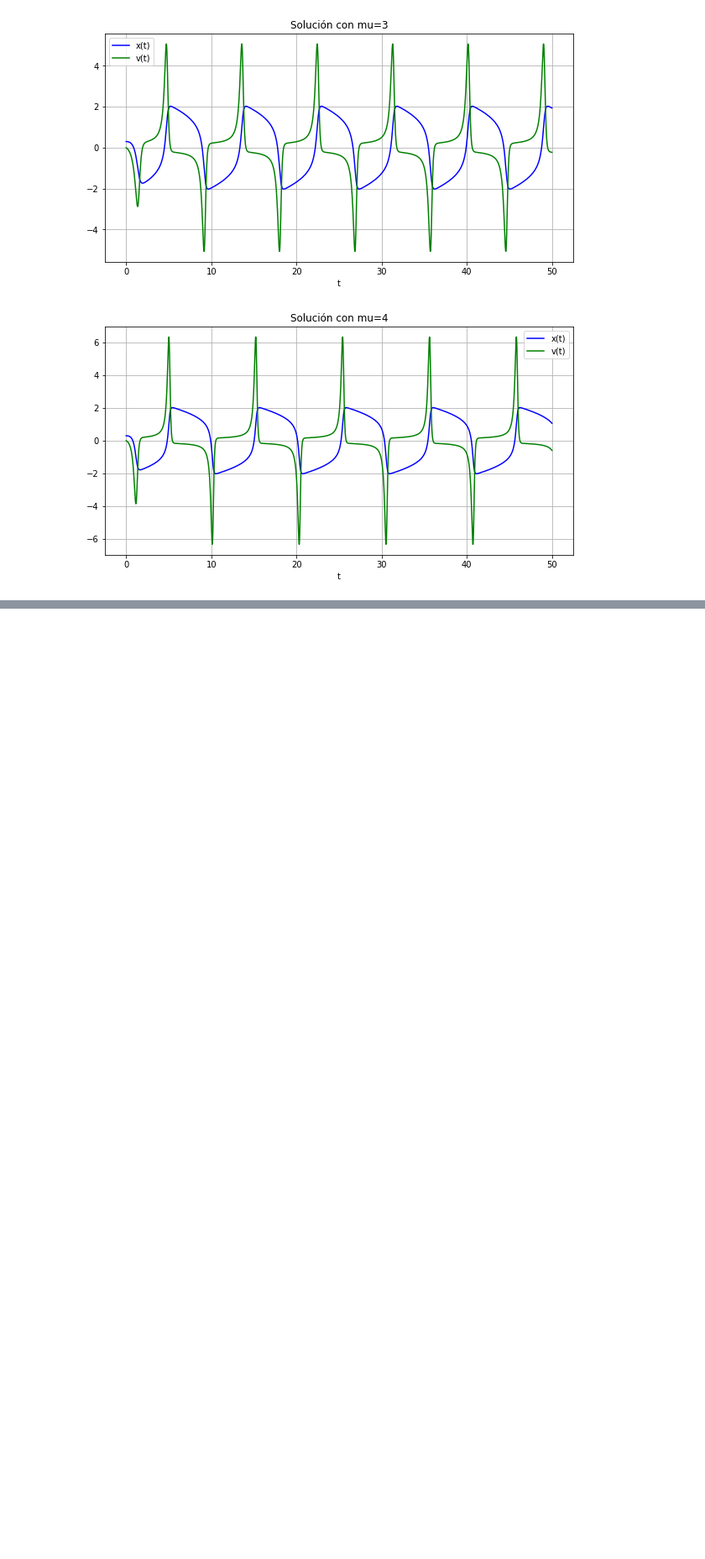
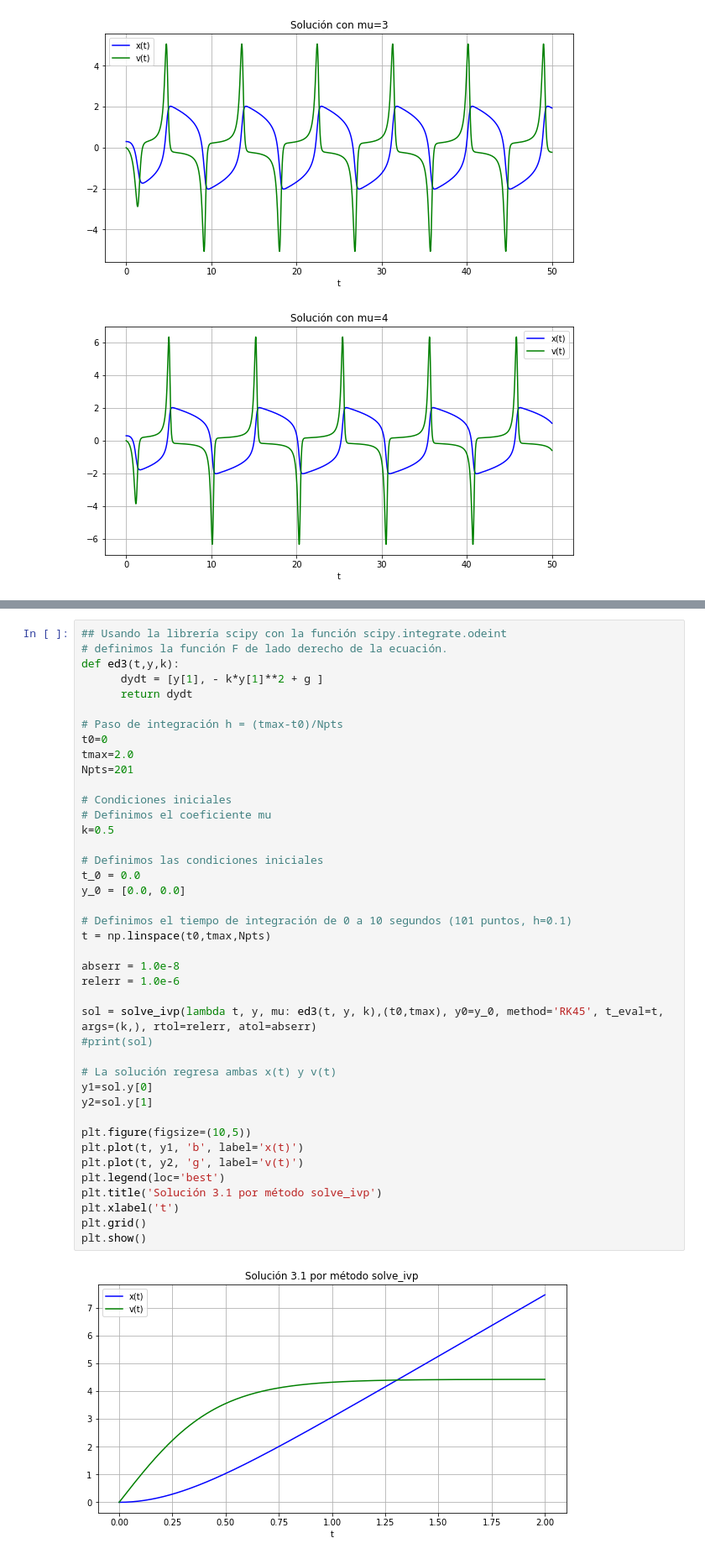
Before and after one commit to HumbertoMezaRuiz/Computacional1, a Jupyter notebook: Actividad8/Actividad8.ipynb, the cells around one changed output, grey strips where cells are left out. Shown: that part at 84% size. Saved outputs shown, nothing was run; the diff lists cells and outputs as text; blank space fills up the shorter version.

```diff
--- a/Actividad8/Actividad8.ipynb
+++ b/Actividad8/Actividad8.ipynb
@@ -105,0 +289,43 @@ plt.show()
+# %%
+## Usando la librería scipy con la función scipy.integrate.odeint
+# definimos la función F de lado derecho de la ecuación.
+def ed3(t,y,k):
+      dydt = [y[1], - k*y[1]**2 + g ]
+      return dydt
+
+# Paso de integración h = (tmax-t0)/Npts
+t0=0
+tmax=2.0
+Npts=201
+
+# Condiciones iniciales
+# Definimos el coeficiente mu
+k=0.5
+
+# Definimos las condiciones iniciales
+t_0 = 0.0
+y_0 = [0.0, 0.0]
+
+# Definimos el tiempo de integración de 0 a 10 segundos (101 puntos, h=0.1)
+t = np.linspace(t0,tmax,Npts)
+
+abserr = 1.0e-8
+relerr = 1.0e-6
+
+sol = solve_ivp(lambda t, y, mu: ed3(t, y, k),(t0,tmax), y0=y_0, method='RK45', t_eval=t, args=(k,), rtol=relerr, atol=abserr)
+#print(sol)
+
+# La solución regresa ambas x(t) y v(t)
+y1=sol.y[0]
+y2=sol.y[1]
+
+plt.figure(figsize=(10,5))
+plt.plot(t, y1, 'b', label='x(t)')
+plt.plot(t, y2, 'g', label='v(t)')
+plt.legend(loc='best')
+plt.title('Solución 3.1 por método solve_ivp')
+plt.xlabel('t')
+plt.grid()
+plt.show()
+# %% [output]
+[figure, added]
```
Also changed, not shown: parts of 11 cells of this notebook.
